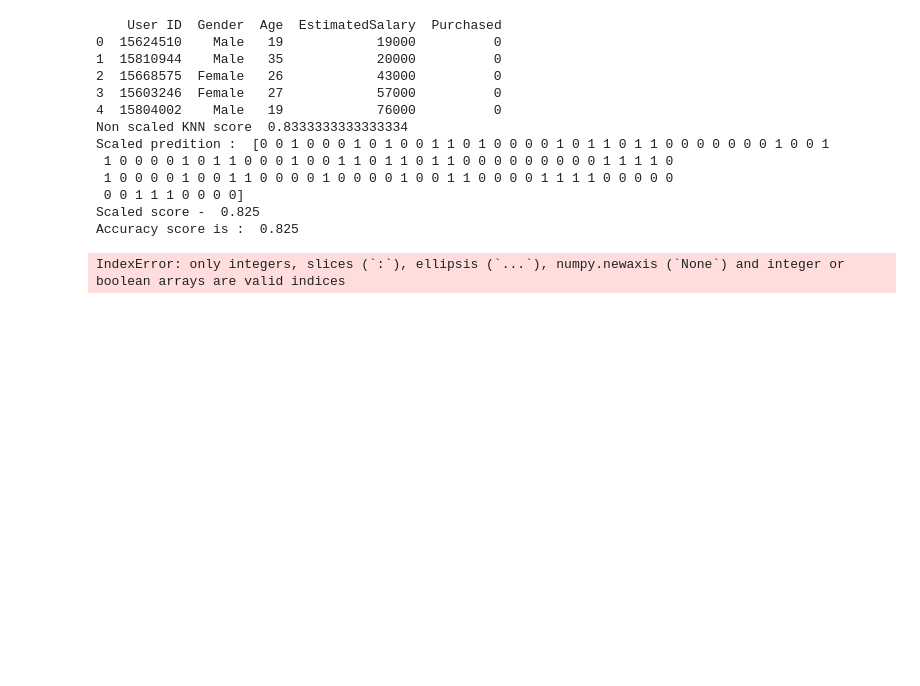
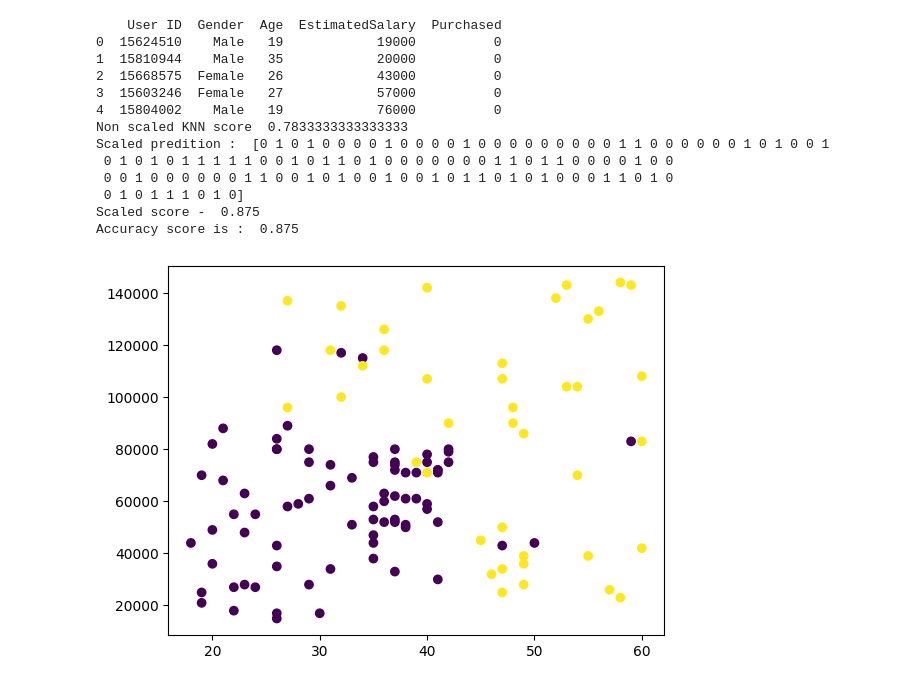
Before and after one commit to mrigankg/Mrigank-IIITH-AI, a Jupyter notebook: Unit 1 - LR KNN/KNN_first.ipynb, the cells around one changed output. Drawn from its saved outputs; the diff is of its cells as text; code cells hidden in the pictures; blank space fills up the shorter version.

```diff
--- a/Unit 1 - LR KNN/KNN_first.ipynb
+++ b/Unit 1 - LR KNN/KNN_first.ipynb
@@ -18,39 +18,39 @@ X_train, X_test, y_train, y_test = train_test_split(X, y, test_size=0.3)    # 70
 
 knn = skn.KNeighborsClassifier(n_neighbors=3)
 knn.fit(X_train, y_train)
 knn.predict(X_test)
 
 print("Non scaled KNN score " , knn.score(X_test, y_test))  # Accuracy = .8166
 
 
 # Scale the values and test again -
 
 scale = StandardScaler()
 
 X_train_scale = scale.fit_transform(X_train);
 X_test_Scale = scale.fit_transform(X_test);
 
 knn.fit(X_train_scale, y_train)
 y_predict = knn.predict(X_test_Scale)
 print("Scaled predition : ", knn.predict(X_test_Scale))
 print("Scaled score - ",knn.score(X_test_Scale, y_test))  # Accuracy = .9250
 print("Accuracy score is : ", accuracy_score(y_test, y_predict))  # Accuracy = .9250
 
 plt.scatter(X_test['Age'], X_test['EstimatedSalary'], c=y_test)
-plt.scatter(y_test, y_predict, c='red')
+# plt.scatter(y_test, y_predict, c='red')
 plt.show()
 # %% [output]
     User ID  Gender  Age  EstimatedSalary  Purchased
 0  15624510    Male   19            19000          0
 1  15810944    Male   35            20000          0
 2  15668575  Female   26            43000          0
 3  15603246  Female   27            57000          0
 4  15804002    Male   19            76000          0
-Non scaled KNN score  0.8333333333333334
-Scaled predition :  [0 0 1 0 0 0 1 0 1 0 0 1 1 0 1 0 0 0 0 1 0 1 1 0 1 1 0 0 0 0 0 0 0 1 0 0 1
- 1 0 0 0 0 1 0 1 1 0 0 0 1 0 0 1 1 0 1 1 0 1 1 0 0 0 0 0 0 0 0 0 1 1 1 1 0
- 1 0 0 0 0 1 0 0 1 1 0 0 0 0 1 0 0 0 0 1 0 0 1 1 0 0 0 0 1 1 1 1 0 0 0 0 0
- 0 0 1 1 1 0 0 0 0]
-Scaled score -  0.825
-Accuracy score is :  0.825
+Non scaled KNN score  0.7833333333333333
+Scaled predition :  [0 1 0 1 0 0 0 0 1 0 0 0 0 1 0 0 0 0 0 0 0 0 0 1 1 0 0 0 0 0 0 1 0 1 0 0 1
+ 0 1 0 1 0 1 1 1 1 1 0 0 1 0 1 1 0 1 0 0 0 0 0 0 0 1 1 0 1 1 0 0 0 0 1 0 0
+ 0 0 1 0 0 0 0 0 0 1 1 0 0 1 0 1 0 0 1 0 0 1 0 1 1 0 1 0 1 0 0 0 1 1 0 1 0
+ 0 1 0 1 1 1 0 1 0]
+Scaled score -  0.875
+Accuracy score is :  0.875
-IndexError: only integers, slices (`:`), ellipsis (`...`), numpy.newaxis (`None`) and integer or boolean arrays are valid indices
+[figure, added]
```
Also changed, not shown: 5 other files.
